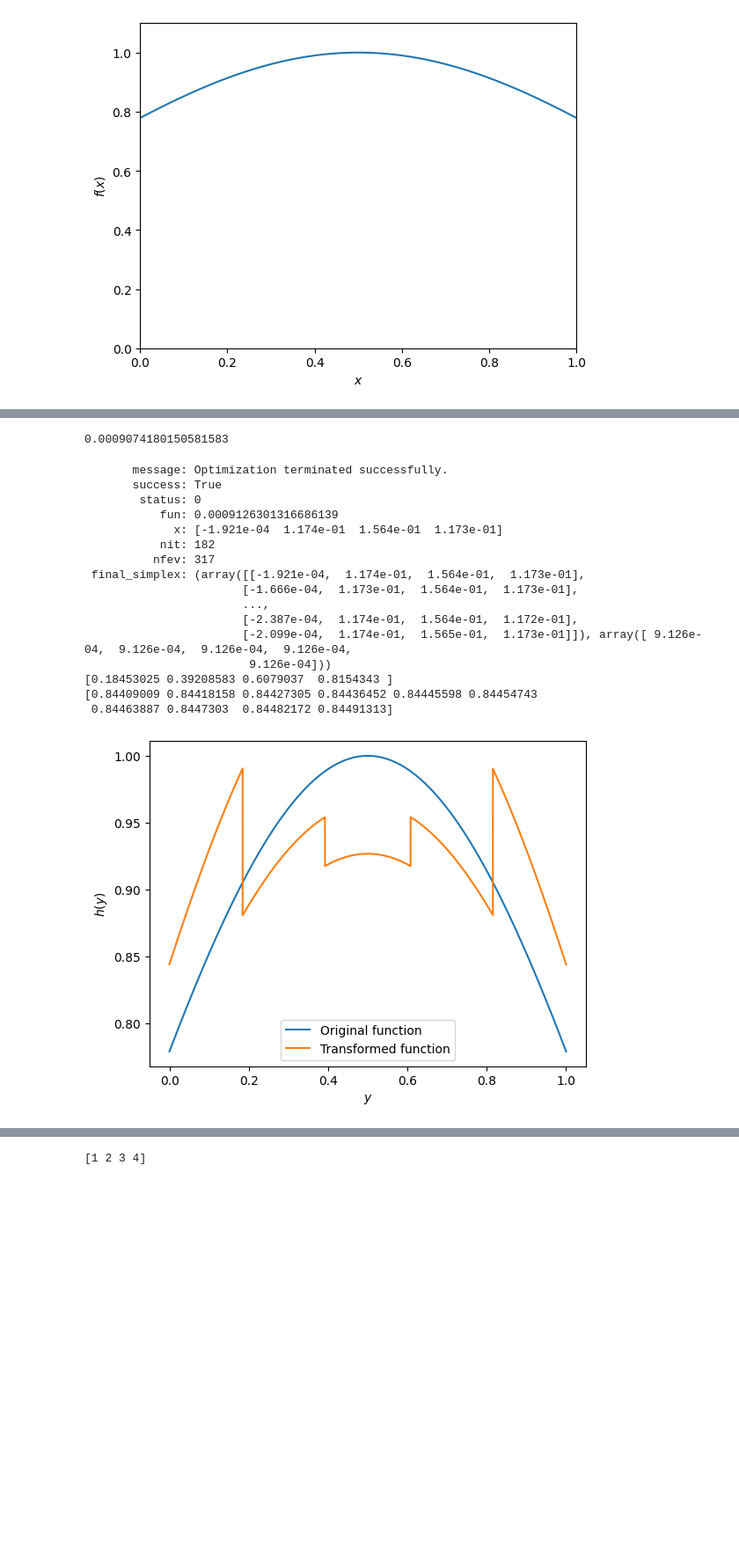
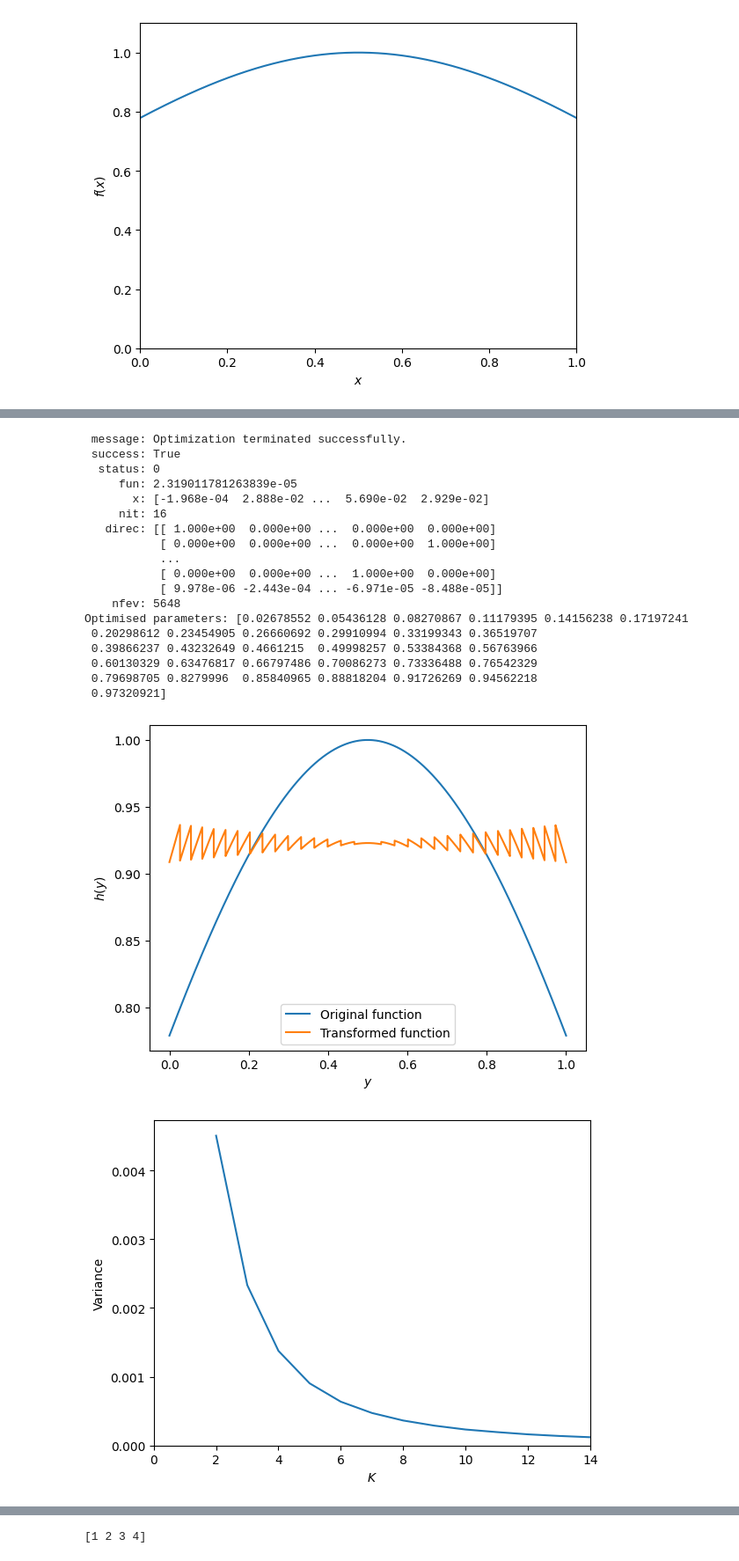
Before and after one commit to alracey/level4-project, a Jupyter notebook: 1d_piecewise_extended.ipynb, the cells around one changed output, grey strips where cells are left out. Shown at 88% size. Cells and saved outputs as stored; diff of their text form; code cells hidden in the pictures; blank space fills up the shorter version.

Commit message:
Variance vs K fixed

```diff
--- a/1d_piecewise_extended.ipynb
+++ b/1d_piecewise_extended.ipynb
@@ -141,16 +155,14 @@ def objective_u(u_params, x):
   return np.var(transformed_f_new(y, y_params))
 
 
-obj_test = objective_u(np.array([-1.921e-04, 1.174e-01, 1.564e-01, 1.173e-01]), np.linspace(1e-10, 1, 10000))
-print(obj_test)
+#obj_test = objective_u(np.array([-1.921e-04, 1.174e-01, 1.564e-01, 1.173e-01]), np.linspace(1e-10, 1, 10000))
+#print(obj_test)
-# %% [output]
-0.0009074180150581583
 # %%
 from scipy.optimize import minimize
 
 #arrays
 
-params0 = np.zeros(4)
+params0 = np.zeros(31)
 x_values = np.random.random(100000)
 y_values = np.random.random(100000)
 
@@ -164,39 +176,41 @@ result = minimize(
     objective_u,
     params0,
     args=(x_values),
-    method='Nelder-Mead'
+    method='Powell'
 )
 
 opt_params = u_to_y(result.x)
 print(result)
-print(opt_params)
+print("Optimised parameters:", opt_params)
 
 #plotting
 
 plt.figure()
 plt.plot(y_vals_to_plot, f(y_vals_to_plot), label="Original function")
 opt_h = transformed_f_new(y_vals_to_plot, opt_params)
-print(opt_h[0:10])
+#print(opt_h[0:10])
 plt.plot(y_vals_to_plot, opt_h, label="Transformed function")
 plt.xlabel("$y$")
 plt.ylabel("$h(y)$")
 plt.legend()
 plt.show()
 # %% [output]
-       message: Optimization terminated successfully.
-       success: True
-        status: 0
-           fun: 0.0009126301316686139
-             x: [-1.921e-04  1.174e-01  1.564e-01  1.173e-01]
-           nit: 182
-          nfev: 317
- final_simplex: (array([[-1.921e-04,  1.174e-01,  1.564e-01,  1.173e-01],
-                       [-1.666e-04,  1.173e-01,  1.564e-01,  1.173e-01],
-                       ...,
-                       [-2.387e-04,  1.174e-01,  1.564e-01,  1.172e-01],
-                       [-2.099e-04,  1.174e-01,  1.565e-01,  1.173e-01]]), array([ 9.126e-04,  9.126e-04,  9.126e-04,  9.126e-04,
-                        9.126e-04]))
-[0.18453025 0.39208583 0.6079037  0.8154343 ]
-[0.84409009 0.84418158 0.84427305 0.84436452 0.84445598 0.84454743
- 0.84463887 0.8447303  0.84482172 0.84491313]
+ message: Optimization terminated successfully.
+ success: True
+  status: 0
+     fun: 2.319011781263839e-05
+       x: [-1.968e-04  2.888e-02 ...  5.690e-02  2.929e-02]
+     nit: 16
+   direc: [[ 1.000e+00  0.000e+00 ...  0.000e+00  0.000e+00]
+           [ 0.000e+00  0.000e+00 ...  0.000e+00  1.000e+00]
+           ...
+           [ 0.000e+00  0.000e+00 ...  1.000e+00  0.000e+00]
+           [ 9.978e-06 -2.443e-04 ... -6.971e-05 -8.488e-05]]
+    nfev: 5648
+Optimised parameters: [0.02678552 0.05436128 0.08270867 0.11179395 0.14156238 0.17197241
+ 0.20298612 0.23454905 0.26660692 0.29910994 0.33199343 0.36519707
+ 0.39866237 0.43232649 0.4661215  0.49998257 0.53384368 0.56763966
+ 0.60130329 0.63476817 0.66797486 0.70086273 0.73336488 0.76542329
+ 0.79698705 0.8279996  0.85840965 0.88818204 0.91726269 0.94562218
+ 0.97320921]
-[figure, old version]
+[figure, new version]
@@ -204,0 +217,25 @@ plt.show()
+# %%
+#variance as a function of K
+Ks = range(2, 33)
+vars = np.array([])
+for K in Ks:
+  u0 = np.zeros(K-1)
+  x_values = np.random.rand(100000)
+
+  result = minimize(
+    objective_u,
+    u0,
+    args=(x_values),
+    method='Powell'
+  )
+
+  var = result.fun
+  vars = np.append(vars, var)
+
+plt.plot(Ks, vars)
+plt.xlabel("$K$")
+plt.ylim(0)
+plt.ylabel("Variance")
+plt.show()
+# %% [output]
+[figure, added]
```
Also changed, not shown: parts of 7 cells of this notebook.
